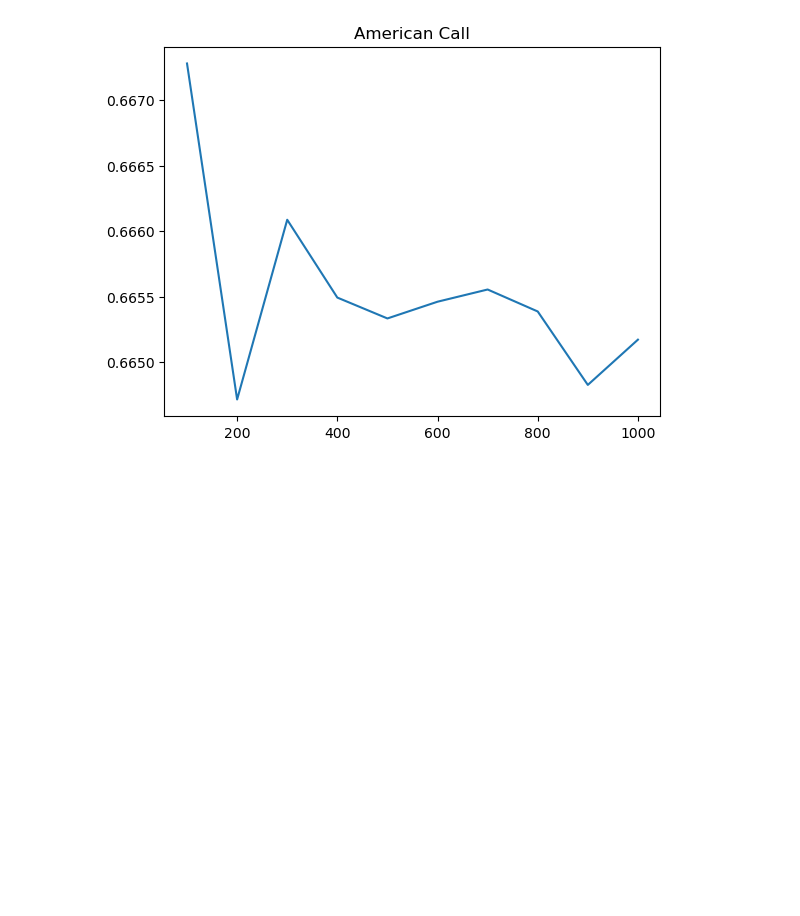
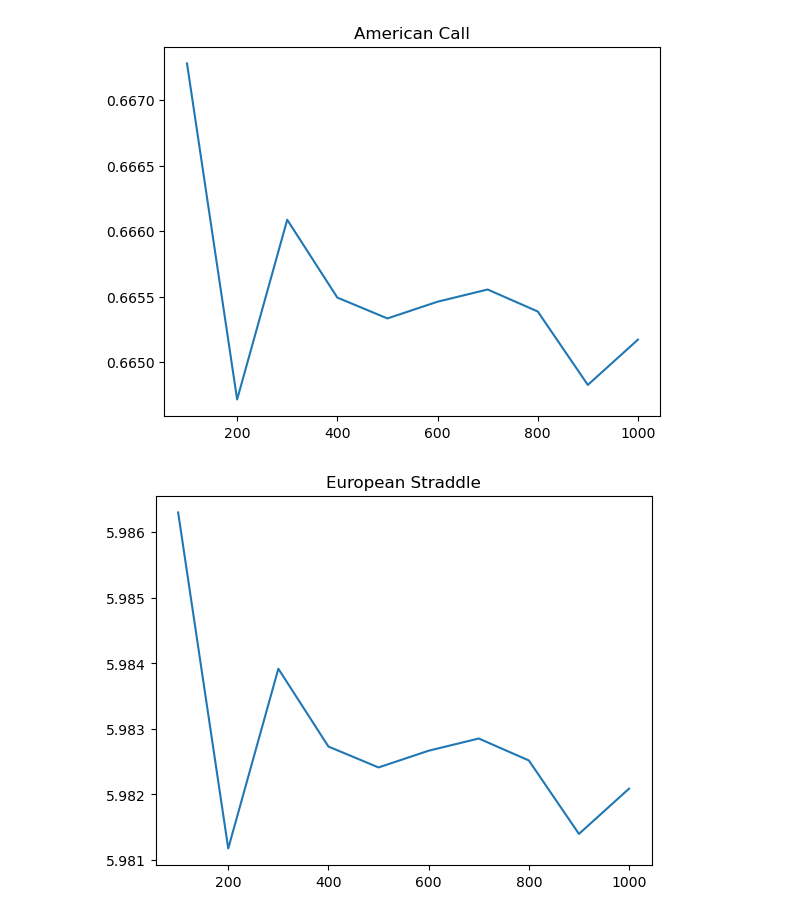
Before and after one commit to antonsharapov1/der, a Jupyter notebook: hw1.ipynb, the cells around one changed output. Saved outputs shown, nothing was run; the diff lists cells and outputs as text; code cells hidden in the pictures; blank space fills up the shorter version.

Commit message:
+ straddle

```diff
--- a/hw1.ipynb
+++ b/hw1.ipynb
@@ -41,13 +41,11 @@ class BinomialModel:
                 future_value = exp(-self.r * dt) * (p * C[(k+1, m+1)] + (1-p) * C[(k+1, m)])
                 exercise_value = self.option.early_payoff(S(k,m))
                 C[(k, m)] = max(future_value, exercise_value)
+
         return C[(0,0)]
 
 class EuroCall(Option):
     def __init__(self, underlying, expiry, strike):
-        """
-        strike: a float, the strike price of the asset
-        """
         super().__init__(underlying, expiry)
         self.strike = strike
 
@@ -83,6 +81,21 @@ class AmerPut(EuroPut):
         # American options can be exercised early with the same payoff
         # as at expiration
         return self.final_payoff(spot)
+
+class EuroStraddle(Option):
+    def __init__(self, underlying, expiry, strike):
+        super().__init__(underlying, expiry)
+        self.strike = strike
+
+    def final_payoff(self, spot):
+        return max(spot - self.strike, self.strike - spot)
+
+    def early_payoff(self, spot):
+        return 0
+
+class AmerStruddle(EuroStraddle):
+    def early_payoff(self, spot):
+        return self.final_payoff(spot)
 # %%
 import matplotlib.pyplot as plt
 import numpy as np
@@ -99,28 +114,37 @@ def plot_option_price(option, title):
 # %%
 S = 30  # initial stock price
 K = 35  # strike price
 r = 0.02  # risk-free interest rate
 sigma = 0.25  # stock price volatility
 T = 0.5  # time to maturity (in years)
 stock = Stock(S, sigma)
 
 # European Put
 option = EuroPut(stock, T, K)
 plot_option_price(option, "European Put")
 
 # European Call
 option = EuroCall(stock, T, K)
 plot_option_price(option, "European Call")
 
 # American Put
 option = AmerPut(stock, T, K)
 plot_option_price(option, "American Put")
 
 # American Call
 option = AmerCall(stock, T, K)
 plot_option_price(option, "American Call")
+
+# Euro Straddle
+option = EuroStruddle(stock, T, K)
+plot_option_price(option, "European Straddle")
+
+# American Straddle
+option = AmerStruddle(stock, T, K)
+plot_option_price(option, "American Straddle")
 # %% [output]
 [figure]
 [figure]
 [figure]
 [figure]
+[figure, added]
```
Also changed, not shown: parts of 2 cells of this notebook.
